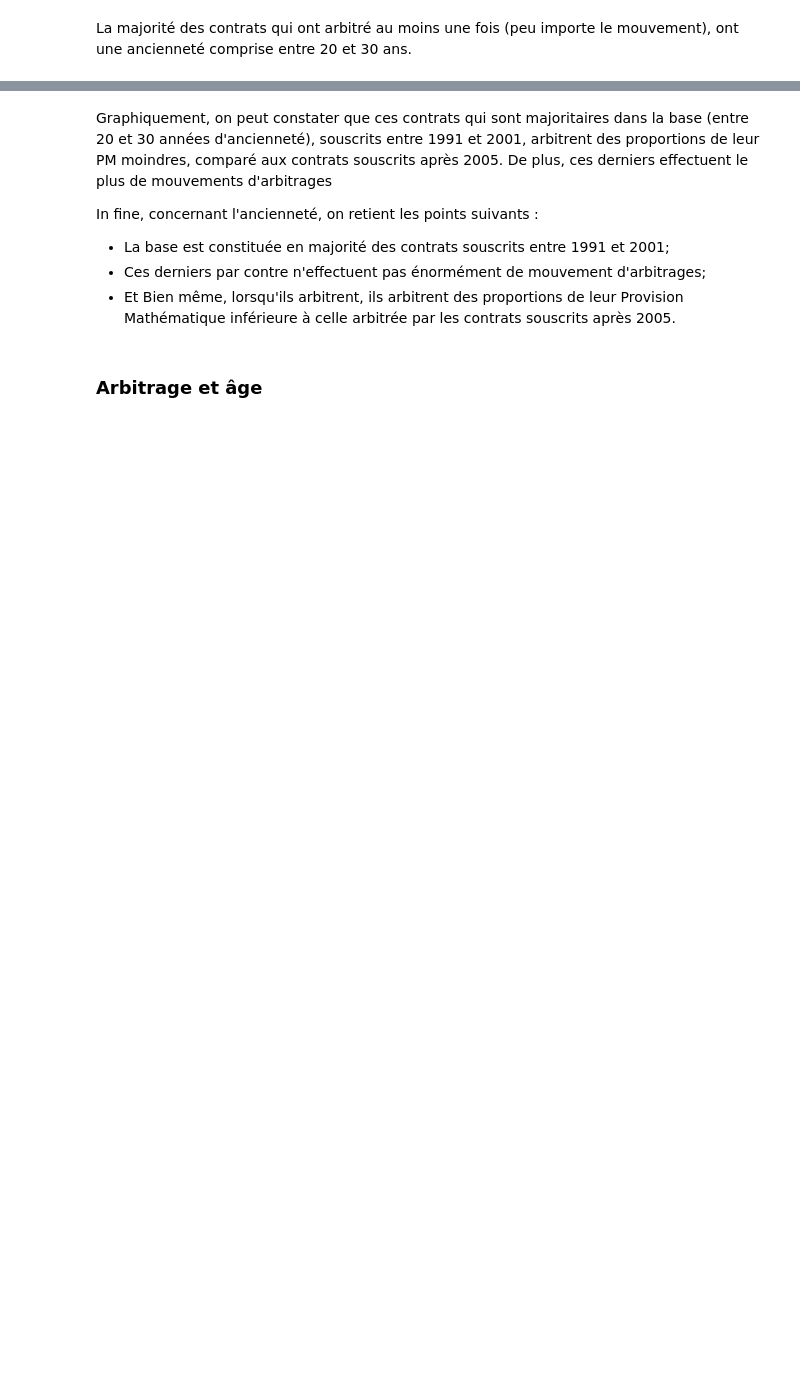
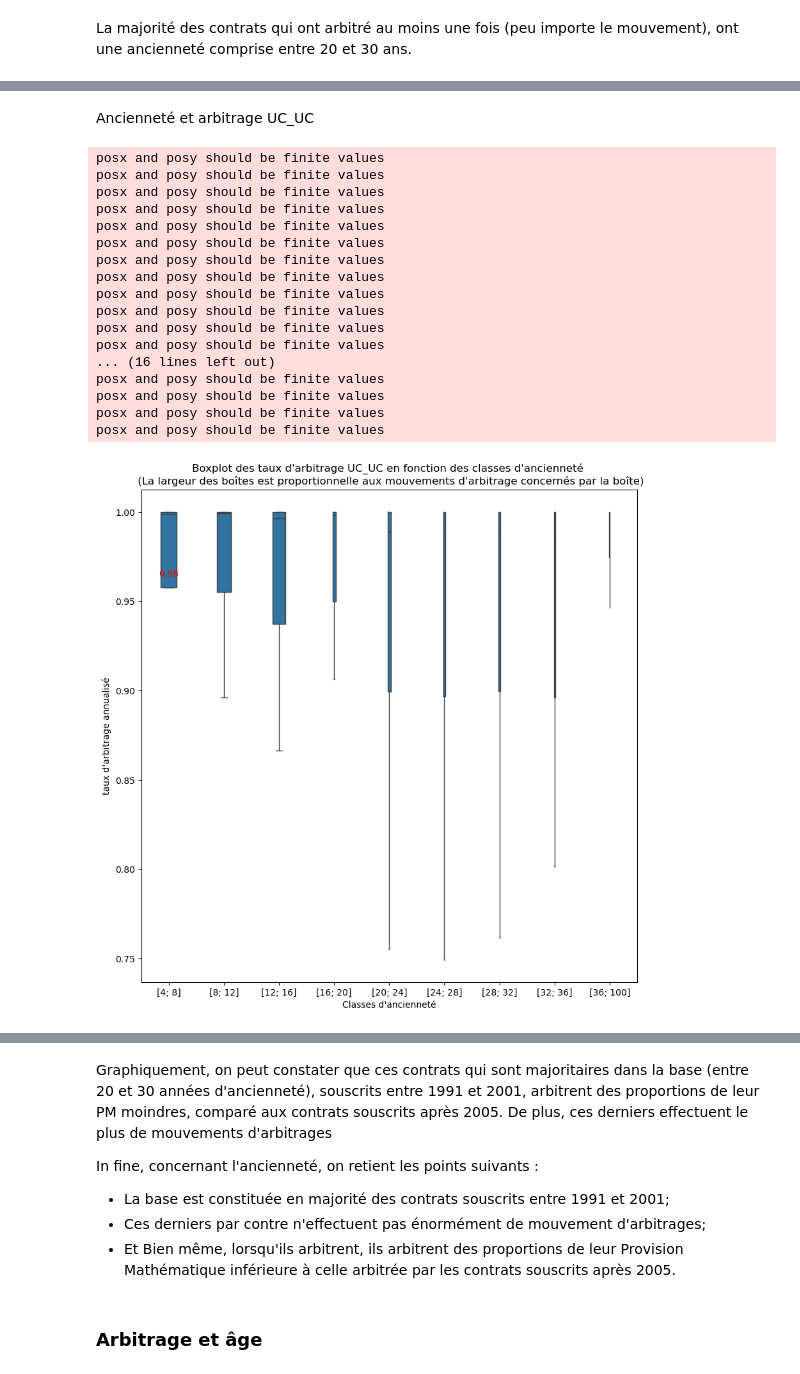
Before and after one commit to afonkou01/Arbitrage_Vie_BNP_Cardif, a Jupyter notebook: Avancement notebook - BNP Cardif_26_01_2024.ipynb, the cells around one changed output, grey strips where cells are left out. Saved outputs shown, nothing was run; the diff lists cells and outputs as text; code cells hidden in the pictures; blank space fills up the shorter version.

```diff
--- a/Avancement notebook - BNP Cardif_26_01_2024.ipynb
+++ b/Avancement notebook - BNP Cardif_26_01_2024.ipynb
@@ -1038,0 +1065,24 @@ plt.show()
+# %% [markdown]
+Ancienneté et arbitrage UC_UC
+# %%
+anciennete_arbitrage(base_arbitrage_UC_UC, 'r_UC_UC_a', "taux d'arbitrage UC_UC" , 'ancienneté_taux_UC_UC.png' )
+warnings.filterwarnings('ignore', message='posx and posy should be finite values')
+# %% [output]
+posx and posy should be finite values
+posx and posy should be finite values
+posx and posy should be finite values
+posx and posy should be finite values
+posx and posy should be finite values
+posx and posy should be finite values
+posx and posy should be finite values
+posx and posy should be finite values
+posx and posy should be finite values
+posx and posy should be finite values
+posx and posy should be finite values
+posx and posy should be finite values
+... (16 lines left out)
+posx and posy should be finite values
+posx and posy should be finite values
+posx and posy should be finite values
+posx and posy should be finite values
+[figure, added]
```
Also changed, not shown: parts of 24 cells of this notebook.
